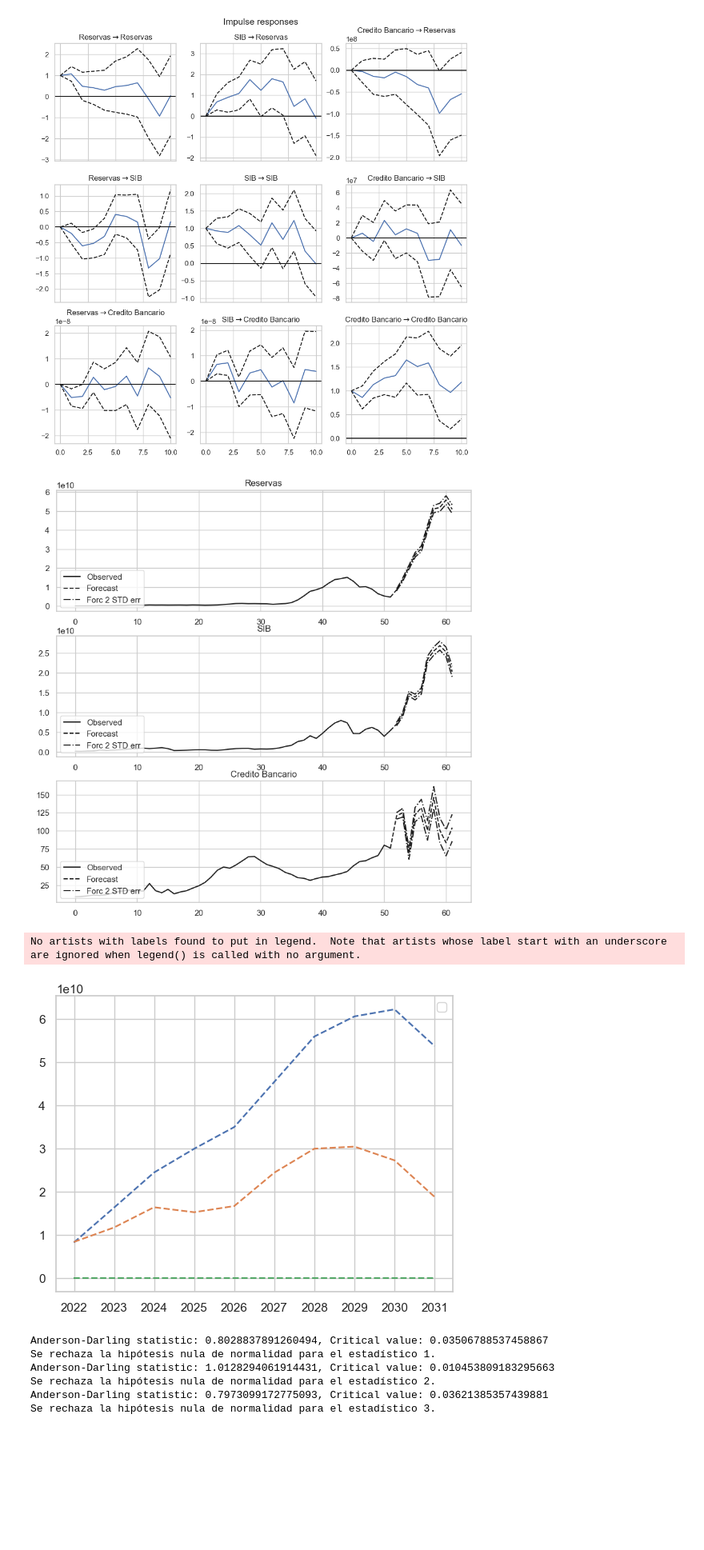
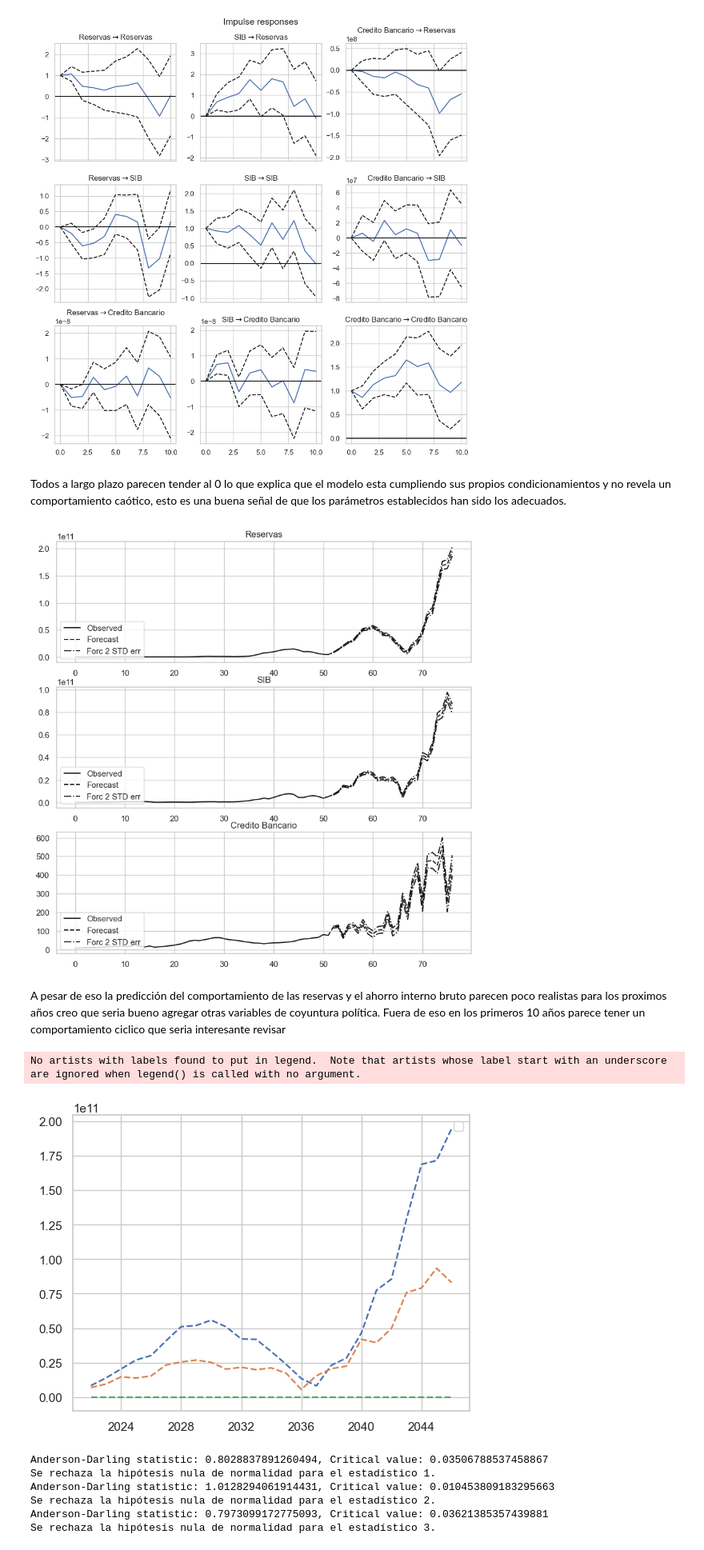
Before and after one commit to miguel2019547/econometria_2, a Jupyter notebook: _VEC/Examen.ipynb, the cells around one changed output. Shown at 80% size. Cells and saved outputs as stored; diff of their text form; code cells hidden in the pictures; blank space fills up the shorter version.

```diff
--- a/_VEC/Examen.ipynb
+++ b/_VEC/Examen.ipynb
@@ -141,22 +168,26 @@ irf.plot()
 plt.show()
 # %% [output]
 [figure]
+# %% [markdown]
+Todos a largo plazo parecen tender al 0 lo que explica que el modelo esta cumpliendo sus propios condicionamientos y no revela un comportamiento caótico, esto es una buena señal de que los parámetros establecidos han sido los adecuados.
 # %%
-result.plot_forecast(steps = 10)
+result.plot_forecast(steps = 25)
 # %% [output]
-[figure, old version]
+[figure, new version]
+# %% [markdown]
+A pesar de eso la predicción del comportamiento de las reservas y el ahorro interno bruto parecen poco realistas para los proximos años creo que seria bueno agregar otras variables de coyuntura política. Fuera de eso en los primeros 10 años parece tener un comportamiento ciclico que seria interesante revisar
 # %%
-steps = 10
+steps = 25
 forecast, lower, upper = result.predict(steps, 0.05)
 Fecha = pd.date_range(start=data.index[-1], periods=steps, freq='Y')
 for i in range(len(data.columns)):
     t_pred = forecast[:,i]
     plt.plot(Fecha, t_pred, linestyle = '--')
 plt.legend()
 plt.show()
 # %% [output]
 No artists with labels found to put in legend.  Note that artists whose label start with an underscore are ignored when legend() is called with no argument.
-[figure, old version]
+[figure, new version]
 # %%
 
 # Obtén los residuos
```
Also changed, not shown: parts of 10 cells of this notebook.
